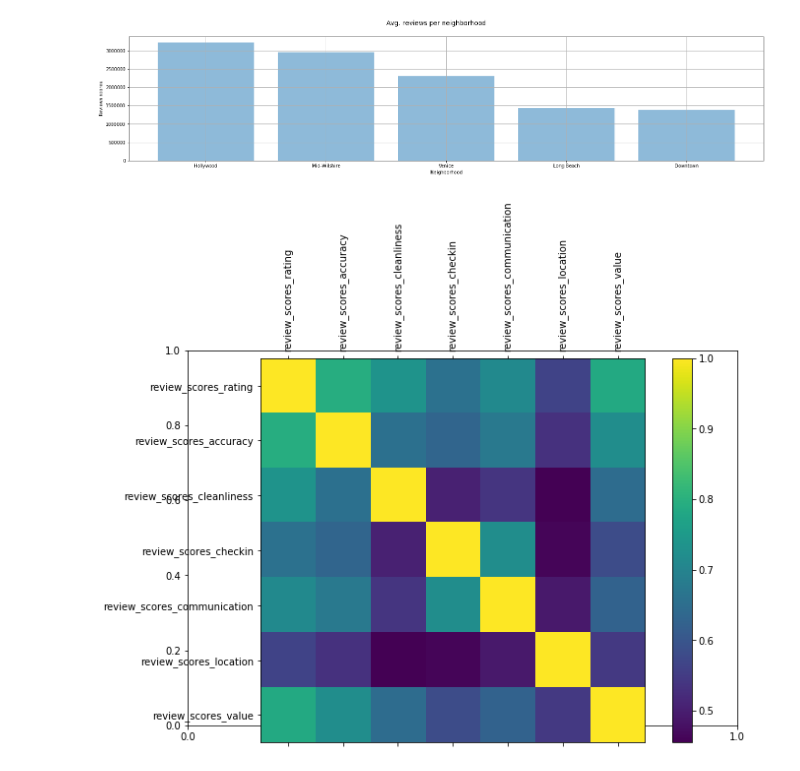
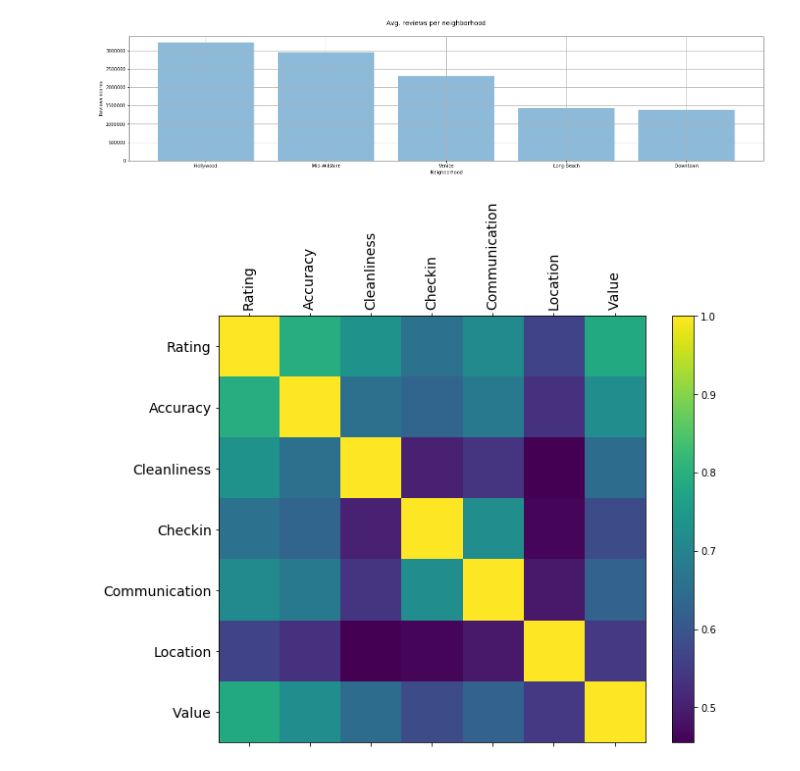
Before and after one commit to jorgelmarquez94/Project1, a Jupyter notebook: Airbnb_Front_End.ipynb, the cells around one changed output. Cells and saved outputs as stored; diff of their text form; code cells hidden in the pictures.

Commit message:
Airbnb module V6

```diff
--- a/Airbnb_Front_End.ipynb
+++ b/Airbnb_Front_End.ipynb
@@ -284,6 +284,32 @@ class Airbnb:
         del bins_df['pythrs_month']
         bins_df.columns = ['Minimum nights', '# of listing']
         return bins_df
+
+    def correlation(self):
+        corr_df = AIRBNB_DT[['review_scores_rating',
+                         'review_scores_accuracy',
+                         'review_scores_cleanliness',
+                         'review_scores_checkin',
+                         'review_scores_communication',
+                         'review_scores_location',
+                         'review_scores_value']]
+        corr_df.columns = ['Rating',
+                           'Accuracy',
+                           'Cleanliness',
+                           'Checkin',
+                           'Communication',
+                           'Location',
+                           'Value']
+
+        fig = plt.figure(figsize=(10, 8))
+        ax = fig.add_subplot(111)
+        cax = ax.matshow(corr_df.corr(), interpolation='nearest')
+        fig.colorbar(cax)
+
+        plt.xticks(range(corr_df.shape[1]), corr_df.columns, fontsize=14, rotation=90)
+        plt.yticks(range(corr_df.shape[1]), corr_df.columns, fontsize=14)
+
+        plt.show()
 # %% [markdown]
 # Overview Los Angeles-Airbnb market
 #### april 2018 to may 2019
@@ -379,6 +405,11 @@ city.neighborhood([0,0],[0,0],'r')
 79     Long Beach   14954             1422854.0
 36       Downtown   14763             1384800.0
 [figure]
+# %%
+#Correlation coeficient
+city.correlation()
+# %% [output]
+[figure, added]
 # %%
 #Hipotesis nula: malos reviews con buenos reviews son las mismas
 #Hipotesis alternativa: los reviews afectan al precio
@@ -402,10 +424,0 @@ corr_df = AIRBNB_DT[['review_scores_rating',
-# %%
-f, chale = plt.subplots(figsize=(10,7))
-
-plt.matshow(corr_df.corr(), fignum=f.number)
-plt.xticks(range(corr_df.shape[1]), corr_df.columns, fontsize=10, rotation=90)
-plt.yticks(range(corr_df.shape[1]), corr_df.columns, fontsize=10)
-plt.colorbar()
-plt.show()
-# %% [output]
-[figure, removed]
```
Also changed, not shown: parts of 1 cell of this notebook.
